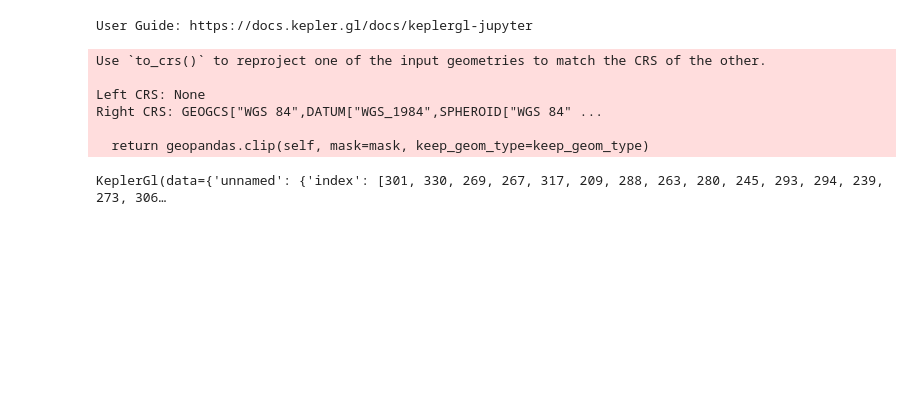
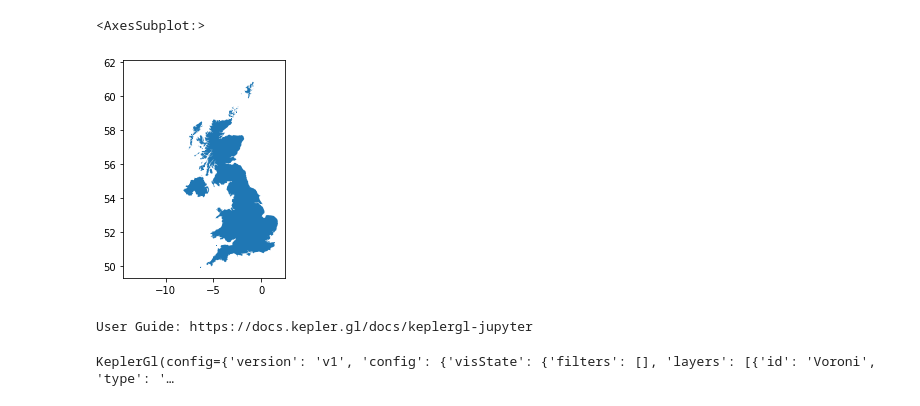
Before and after one commit to DafyddLlyr/black_or_white, a Jupyter notebook: black_or_white.ipynb, the cells around one changed output. Drawn from its saved outputs; the diff is of its cells as text; code cells hidden in the pictures; blank space fills up the shorter version.

Commit message:
Most the way there with Kepler

```diff
--- a/black_or_white.ipynb
+++ b/black_or_white.ipynb
@@ -36,15 +53,21 @@ voroni_gdf.plot()
 # %%
 uk = gpd.read_file('uk_outline.geojson')
+uk.plot()
+# %% [output]
+<AxesSubplot:>
+[figure, added]
-# %%
-map = KeplerGl()
-map.add_data(voroni_gdf.clip(uk))
-map
-# %% [output]
-User Guide: https://docs.kepler.gl/docs/keplergl-jupyter
-Use `to_crs()` to reproject one of the input geometries to match the CRS of the other.
-
-Left CRS: None
-Right CRS: GEOGCS["WGS 84",DATUM["WGS_1984",SPHEROID["WGS 84" ...
-
-  return geopandas.clip(self, mask=mask, keep_geom_type=keep_geom_type)
-KeplerGl(data={'unnamed': {'index': [301, 330, 269, 267, 317, 209, 288, 263, 280, 245, 293, 294, 239, 273, 306…
+# %%
+config = json.load(open('config.json'))
+map = KeplerGl(config=config)
+map_layer_gdf = voroni_gdf.clip(uk)
+map_layer_gdf.to_file("map_layer.geojson")
+map.add_data(map_layer_gdf, name="Voroni")
+map
+# map = folium.Map()
+# voroni_layer = folium.GeoJson(voroni_gdf.clip(uk).to_json())
+# voroni_layer.add_to(map)
+# map.fit_bounds(voroni_layer)
+# map
+# %% [output]
+User Guide: https://docs.kepler.gl/docs/keplergl-jupyter
+KeplerGl(config={'version': 'v1', 'config': {'visState': {'filters': [], 'layers': [{'id': 'Voroni', 'type': '…
```
Also changed, not shown: parts of 4 cells of this notebook, 3 other files.
